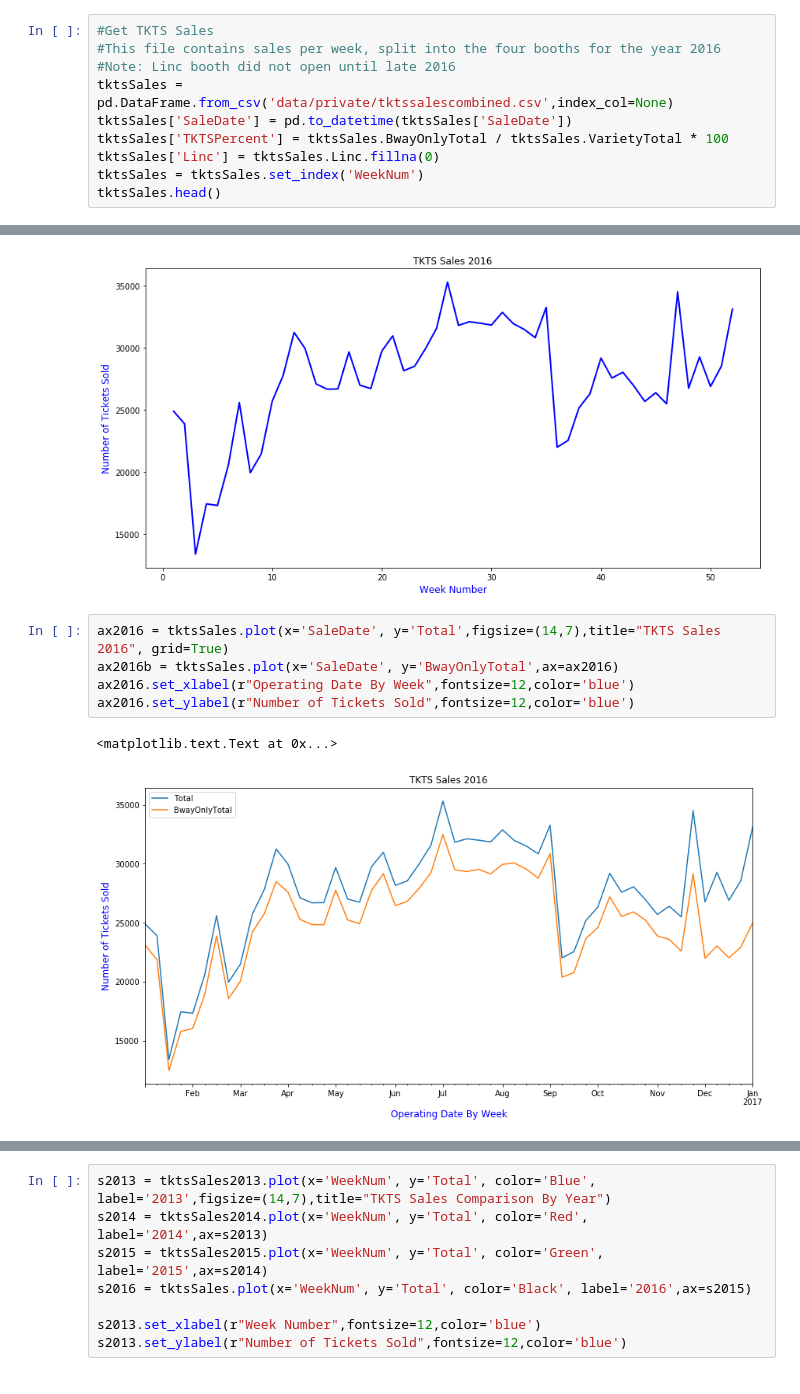
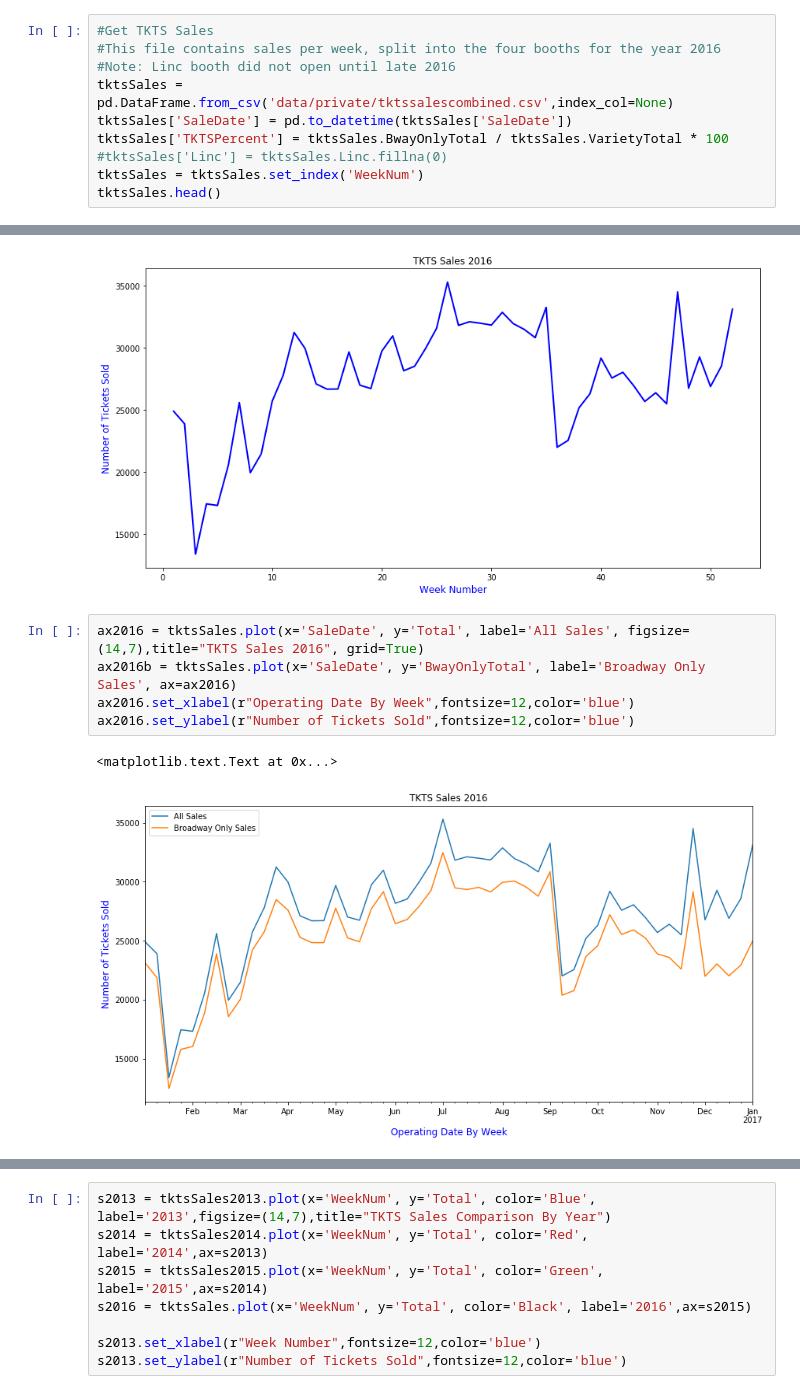
Before and after one commit to Jvcalin/Springboard-Data-Science-Intensive-Capstone-Project, a Jupyter notebook: TKTS_Sales_Data.ipynb, the cells around one changed output, grey strips where cells are left out. Drawn from its saved outputs; the diff is of its cells as text.

```diff
--- a/TKTS_Sales_Data.ipynb
+++ b/TKTS_Sales_Data.ipynb
@@ -15,7 +20,7 @@ Populating the interactive namespace from numpy and matplotlib
 tktsSales = pd.DataFrame.from_csv('data/private/tktssalescombined.csv',index_col=None)
 tktsSales['SaleDate'] = pd.to_datetime(tktsSales['SaleDate'])
 tktsSales['TKTSPercent'] = tktsSales.BwayOnlyTotal / tktsSales.VarietyTotal * 100
-tktsSales['Linc'] = tktsSales.Linc.fillna(0)
+#tktsSales['Linc'] = tktsSales.Linc.fillna(0)
 tktsSales = tktsSales.set_index('WeekNum')
 tktsSales.head()
 # %% [output]
@@ -111,13 +120,13 @@ ax1.set_ylabel(r"Number of Tickets Sold",fontsize=12,color='blue')
 <matplotlib.text.Text at 0x...>
 [figure]
 # %%
-ax2016 = tktsSales.plot(x='SaleDate', y='Total',figsize=(14,7),title="TKTS Sales 2016", grid=True)
-ax2016b = tktsSales.plot(x='SaleDate', y='BwayOnlyTotal',ax=ax2016)
+ax2016 = tktsSales.plot(x='SaleDate', y='Total', label='All Sales', figsize=(14,7),title="TKTS Sales 2016", grid=True)
+ax2016b = tktsSales.plot(x='SaleDate', y='BwayOnlyTotal', label='Broadway Only Sales', ax=ax2016)
 ax2016.set_xlabel(r"Operating Date By Week",fontsize=12,color='blue')
 ax2016.set_ylabel(r"Number of Tickets Sold",fontsize=12,color='blue')
 # %% [output]
 <matplotlib.text.Text at 0x...>
-[figure, old version]
+[figure, new version]
 # %%
 sALL = tktsSales.plot(x='SaleDate', y='Total', color='Black', label='All',figsize=(14,7),title="TKTS Sales Comparison By Booth")
 sTiSq = tktsSales.plot(x='SaleDate', y='TiSq', color='Red', label='Times Square',ax=sALL)
```
Also changed, not shown: parts of 53 cells of this notebook.
